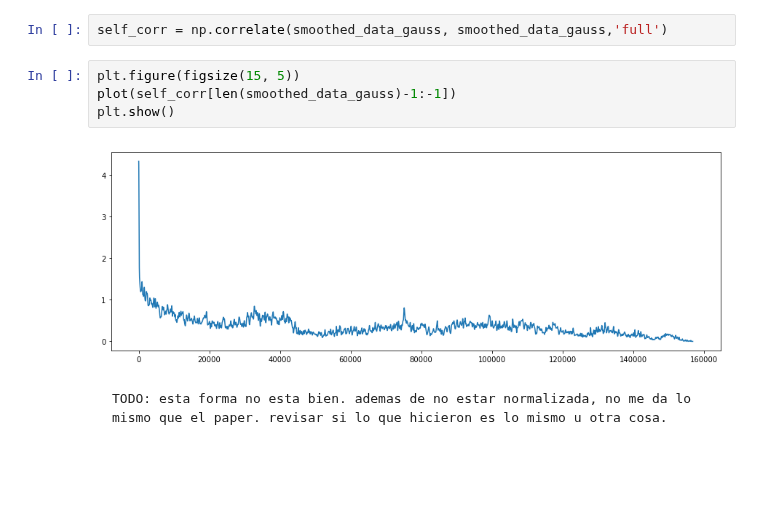
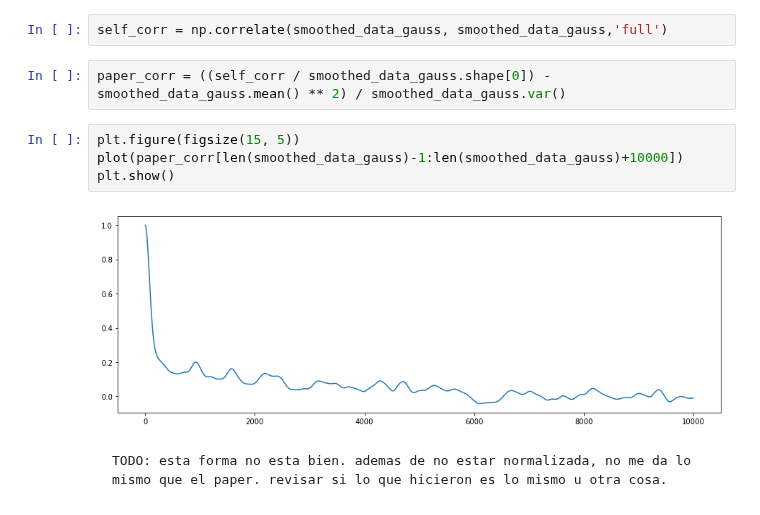
Before and after one commit to m2march/ciencia_datos, a Jupyter notebook: tp6/tp6.ipynb, the cells around one changed output. Cells and saved outputs as stored; diff of their text form; blank space fills up the shorter version.

```diff
--- a/tp6/tp6.ipynb
+++ b/tp6/tp6.ipynb
@@ -330,12 +331,14 @@ plt.show()
 [figure]
 # %%
 self_corr = np.correlate(smoothed_data_gauss, smoothed_data_gauss,'full')
+# %%
+paper_corr = ((self_corr / smoothed_data_gauss.shape[0]) - smoothed_data_gauss.mean() ** 2) / smoothed_data_gauss.var()
 # %%
 plt.figure(figsize(15, 5))
-plot(self_corr[len(smoothed_data_gauss)-1:-1])
+plot(paper_corr[len(smoothed_data_gauss)-1:len(smoothed_data_gauss)+10000])
 plt.show()
 # %% [output]
-[figure, old version]
+[figure, new version]
 # %% [markdown]
     TODO: esta forma no esta bien. ademas de no estar normalizada, no me da lo mismo que el paper. revisar si lo que hicieron es lo mismo u otra cosa.
 # %% [markdown]
```
Also changed, not shown: parts of 1 cell of this notebook, 2 other files.
